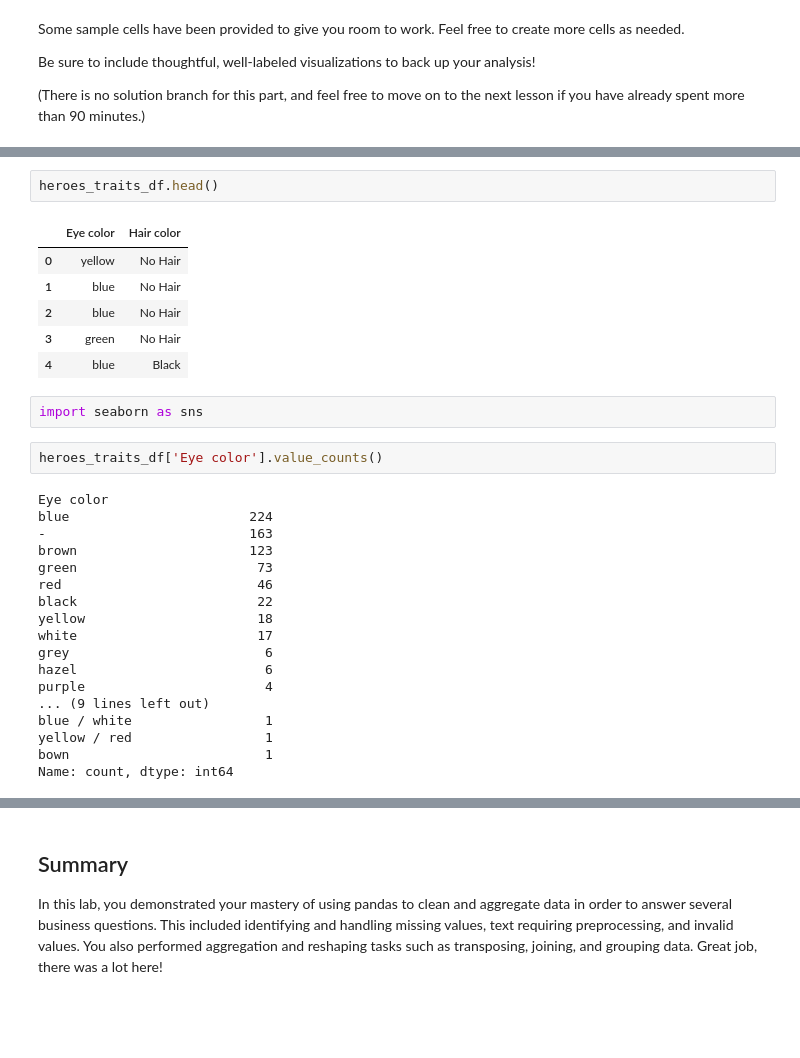
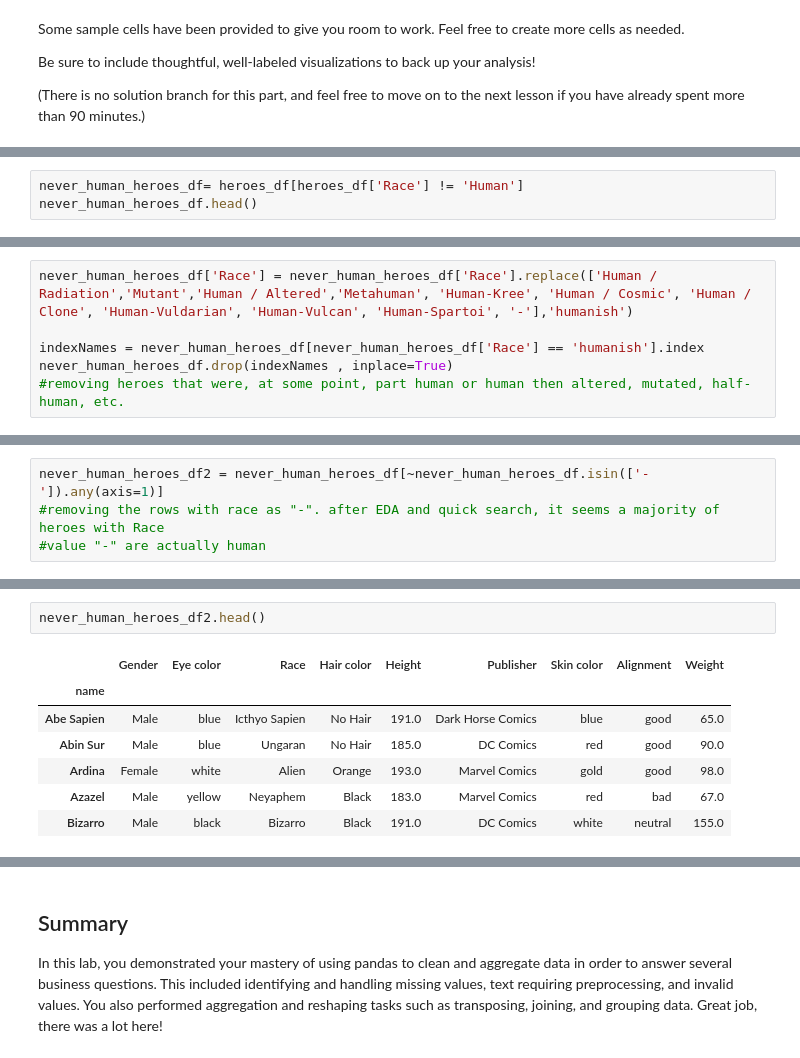
Before and after one commit to morgannash1/dsc-pandas-data-cleaning-lab, a Jupyter notebook: index.ipynb, the cells around one changed output, grey strips where cells are left out. Saved outputs shown, nothing was run; the diff lists cells and outputs as text; blank space fills up the shorter version.

```diff
--- a/index.ipynb
+++ b/index.ipynb
@@ -890,0 +903,3 @@ heroes_traits_df= heroes_df[['Eye color', 'Hair color']]
+# %%
+never_human_heroes_df= heroes_df[heroes_df['Race'] != 'Human']
+never_human_heroes_df.head()
@@ -890,0 +953,6 @@ heroes_traits_df= heroes_df[['Eye color', 'Hair color']]
+# %%
+never_human_heroes_df['Race'] = never_human_heroes_df['Race'].replace(['Human / Radiation','Mutant','Human / Altered','Metahuman', 'Human-Kree', 'Human / Cosmic', 'Human / Clone', 'Human-Vuldarian', 'Human-Vulcan', 'Human-Spartoi', '-'],'humanish')
+
+indexNames = never_human_heroes_df[never_human_heroes_df['Race'] == 'humanish'].index
+never_human_heroes_df.drop(indexNames , inplace=True)
+#removing heroes that were, at some point, part human or human then altered, mutated, half-human, etc.
@@ -890,0 +989,4 @@ heroes_traits_df= heroes_df[['Eye color', 'Hair color']]
+# %%
+never_human_heroes_df2 = never_human_heroes_df[~never_human_heroes_df.isin(['-']).any(axis=1)]
+#removing the rows with race as "-". after EDA and quick search, it seems a majority of heroes with Race
+#value "-" are actually human
@@ -891,31 +1012,10 @@ heroes_traits_df= heroes_df[['Eye color', 'Hair color']]
 # %%
-heroes_traits_df.head()
+never_human_heroes_df2.head()
 # %% [output]
-|  | Eye color | Hair color |
-| 0 | yellow | No Hair |
-| 1 | blue | No Hair |
-| 2 | blue | No Hair |
-| 3 | green | No Hair |
-| 4 | blue | Black |
+|  | Gender | Eye color | Race | Hair color | Height | Publisher | Skin color | Alignment | Weight |
+| name |  |  |  |  |  |  |  |  |  |
+| Abe Sapien | Male | blue | Icthyo Sapien | No Hair | 191.0 | Dark Horse Comics | blue | good | 65.0 |
+| Abin Sur | Male | blue | Ungaran | No Hair | 185.0 | DC Comics | red | good | 90.0 |
+| Ardina | Female | white | Alien | Orange | 193.0 | Marvel Comics | gold | good | 98.0 |
+| Azazel | Male | yellow | Neyaphem | Black | 183.0 | Marvel Comics | red | bad | 67.0 |
+| Bizarro | Male | black | Bizarro | Black | 191.0 | DC Comics | white | neutral | 155.0 |
-# %%
-import seaborn as sns
-# %%
-heroes_traits_df['Eye color'].value_counts()
-# %% [output]
-Eye color
-blue                       224
--                          163
-brown                      123
-green                       73
-red                         46
-black                       22
-yellow                      18
-white                       17
-grey                         6
-hazel                        6
-purple                       4
-... (9 lines left out)
-blue / white                 1
-yellow / red                 1
-bown                         1
-Name: count, dtype: int64
```
Also changed, not shown: parts of 21 cells of this notebook.
